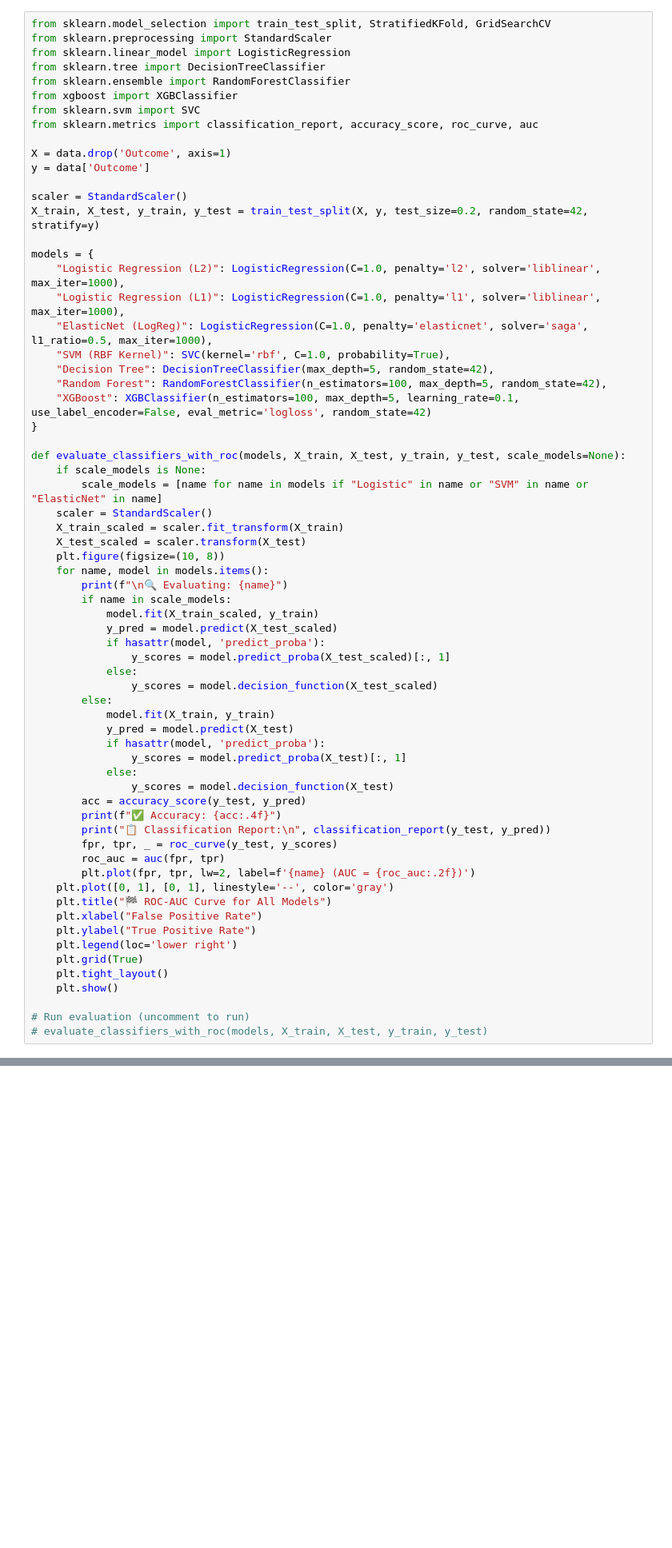
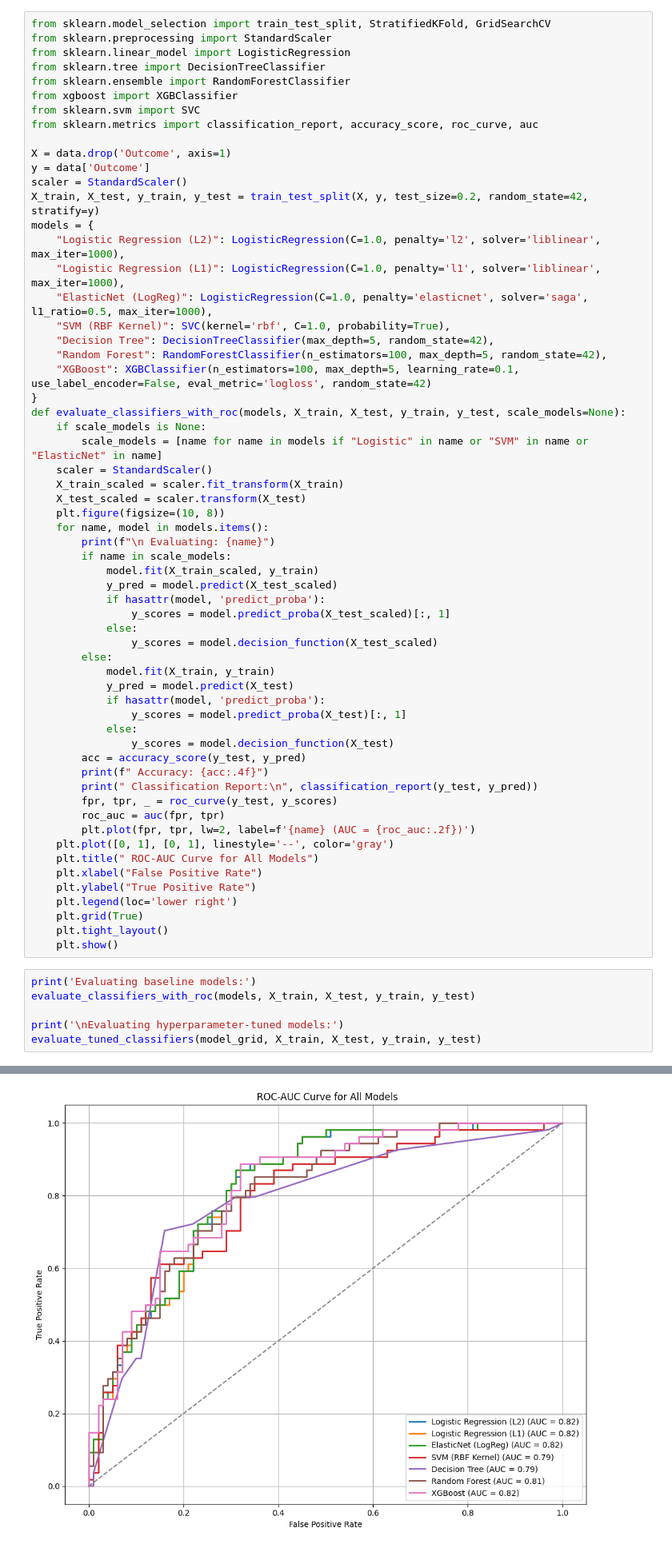
Before and after one commit to kaivalyagnik/ml-practice-portfolio, a Jupyter notebook: diabetes_prediction.ipynb, the cells around one changed output, grey strips where cells are left out. Shown at 80% size. Drawn from its saved outputs; the diff is of its cells as text; blank space fills up the shorter version.

```diff
--- a/diabetes_prediction.ipynb
+++ b/diabetes_prediction.ipynb
@@ -71,10 +105,8 @@ from sklearn.metrics import classification_report, accuracy_score, roc_curve, au
 
 X = data.drop('Outcome', axis=1)
 y = data['Outcome']
-
 scaler = StandardScaler()
 X_train, X_test, y_train, y_test = train_test_split(X, y, test_size=0.2, random_state=42, stratify=y)
-
 models = {
     "Logistic Regression (L2)": LogisticRegression(C=1.0, penalty='l2', solver='liblinear', max_iter=1000),
     "Logistic Regression (L1)": LogisticRegression(C=1.0, penalty='l1', solver='liblinear', max_iter=1000),
@@ -84,7 +116,6 @@ models = {
     "Random Forest": RandomForestClassifier(n_estimators=100, max_depth=5, random_state=42),
     "XGBoost": XGBClassifier(n_estimators=100, max_depth=5, learning_rate=0.1, use_label_encoder=False, eval_metric='logloss', random_state=42)
 }
-
 def evaluate_classifiers_with_roc(models, X_train, X_test, y_train, y_test, scale_models=None):
     if scale_models is None:
         scale_models = [name for name in models if "Logistic" in name or "SVM" in name or "ElasticNet" in name]
@@ -93,7 +124,7 @@ def evaluate_classifiers_with_roc(models, X_train, X_test, y_train, y_test, scal
     X_test_scaled = scaler.transform(X_test)
     plt.figure(figsize=(10, 8))
     for name, model in models.items():
-        print(f"\n🔍 Evaluating: {name}")
+        print(f"\n Evaluating: {name}")
         if name in scale_models:
             model.fit(X_train_scaled, y_train)
             y_pred = model.predict(X_test_scaled)
@@ -109,19 +140,23 @@ def evaluate_classifiers_with_roc(models, X_train, X_test, y_train, y_test, scal
             else:
                 y_scores = model.decision_function(X_test)
         acc = accuracy_score(y_test, y_pred)
-        print(f"✅ Accuracy: {acc:.4f}")
-        print("📋 Classification Report:\n", classification_report(y_test, y_pred))
+        print(f" Accuracy: {acc:.4f}")
+        print(" Classification Report:\n", classification_report(y_test, y_pred))
         fpr, tpr, _ = roc_curve(y_test, y_scores)
         roc_auc = auc(fpr, tpr)
         plt.plot(fpr, tpr, lw=2, label=f'{name} (AUC = {roc_auc:.2f})')
     plt.plot([0, 1], [0, 1], linestyle='--', color='gray')
-    plt.title("🏁 ROC-AUC Curve for All Models")
+    plt.title(" ROC-AUC Curve for All Models")
     plt.xlabel("False Positive Rate")
     plt.ylabel("True Positive Rate")
     plt.legend(loc='lower right')
     plt.grid(True)
     plt.tight_layout()
     plt.show()
-
-# Run evaluation (uncomment to run)
-# evaluate_classifiers_with_roc(models, X_train, X_test, y_train, y_test)
+# %%
+print('Evaluating baseline models:')
+evaluate_classifiers_with_roc(models, X_train, X_test, y_train, y_test)
+
+print('\nEvaluating hyperparameter-tuned models:')
+evaluate_tuned_classifiers(model_grid, X_train, X_test, y_train, y_test)
+# %% [output]
@@ -127,0 +193 @@ def evaluate_classifiers_with_roc(models, X_train, X_test, y_train, y_test, scal
+[figure, added]
```
Also changed, not shown: parts of 12 cells of this notebook.
